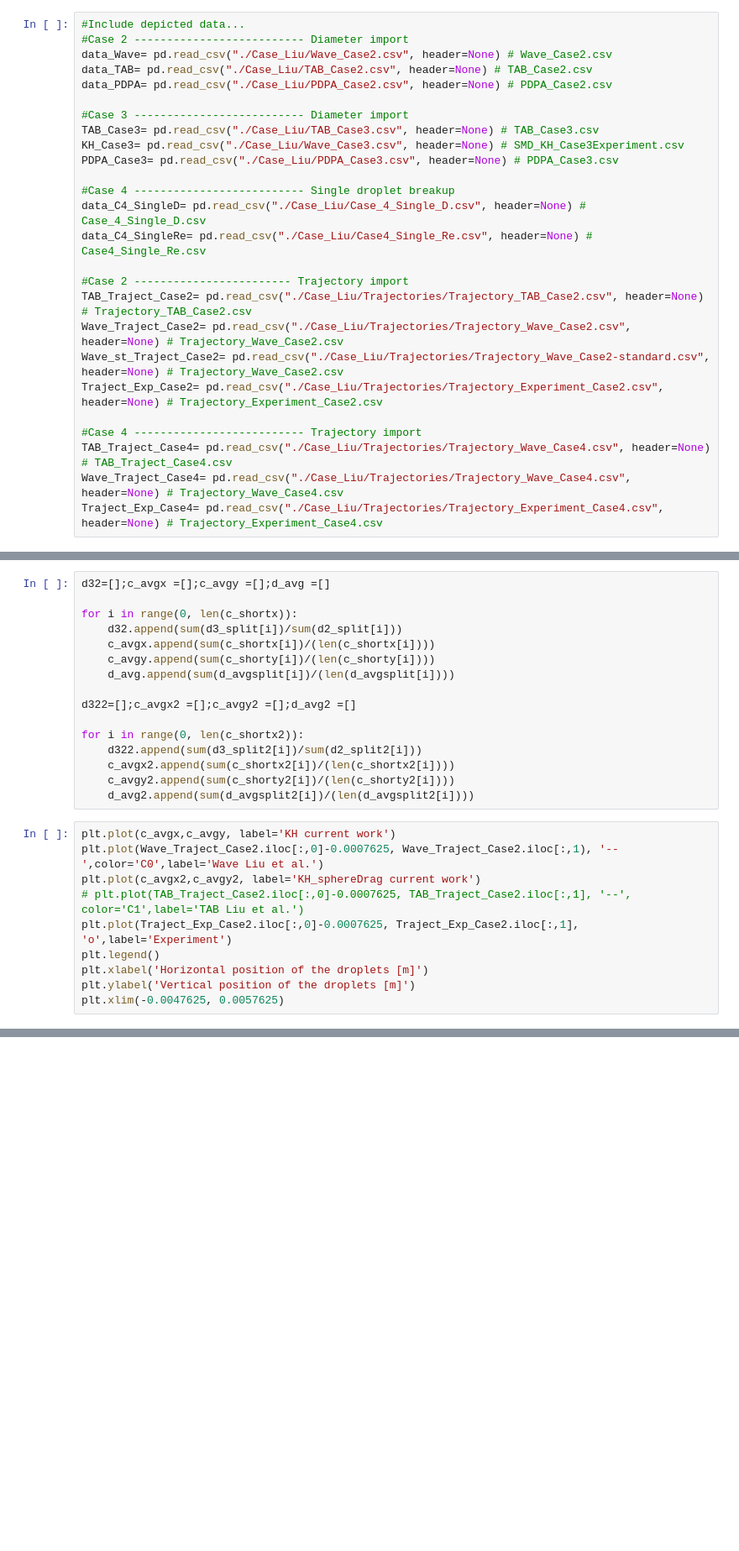
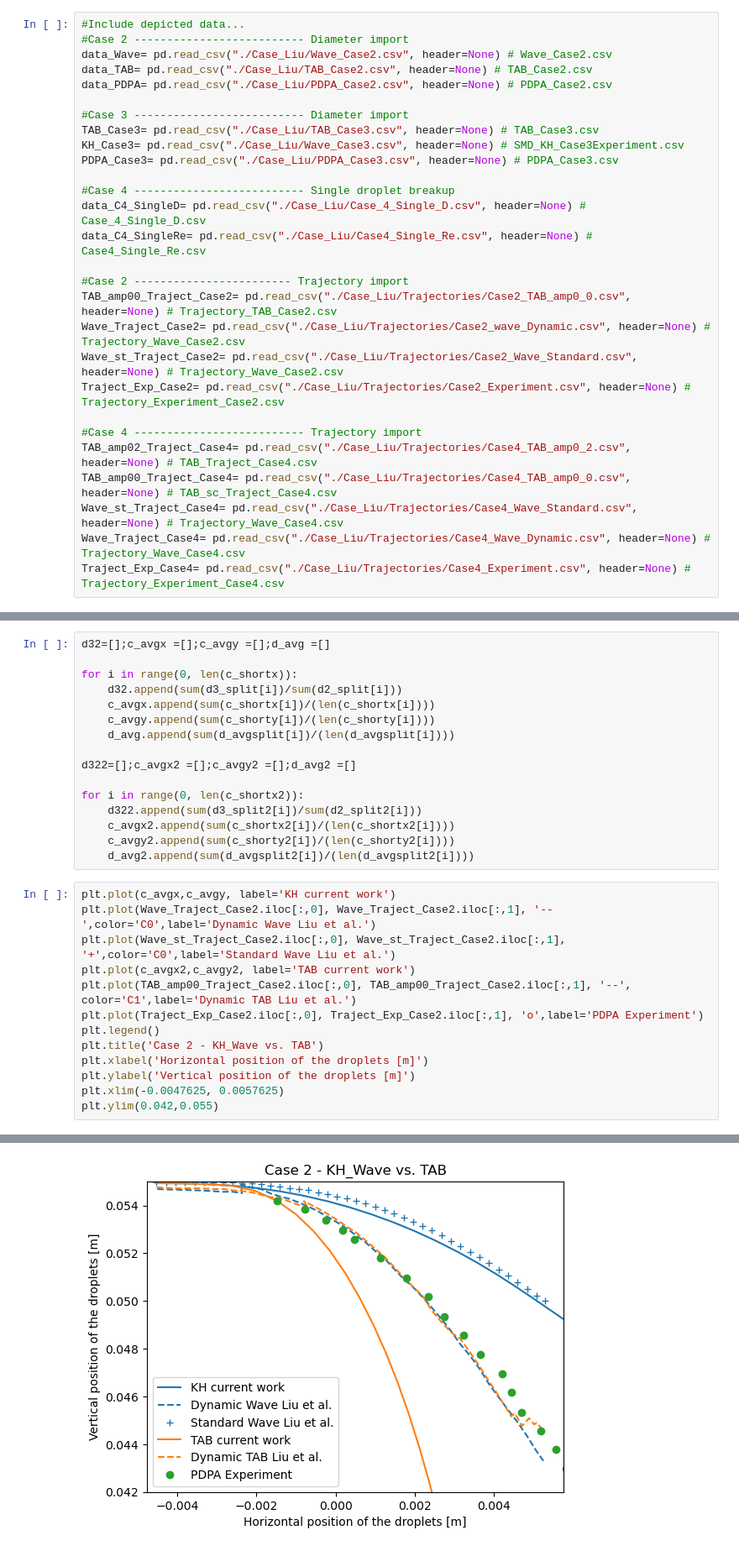
Before and after one commit to hamedeo/gasAtomizer, a Jupyter notebook: run/secondary_breakup/secondaryBreakupBenz/BenzResults/Comparison.ipynb, the cells around one changed output, grey strips where cells are left out. Shown at 84% size. Cells and saved outputs as stored; diff of their text form; blank space fills up the shorter version.

```diff
--- a/run/secondary_breakup/secondaryBreakupBenz/BenzResults/Comparison.ipynb
+++ b/run/secondary_breakup/secondaryBreakupBenz/BenzResults/Comparison.ipynb
@@ -25,13 +25,15 @@ data_C4_SingleD= pd.read_csv("./Case_Liu/Case_4_Single_D.csv", header=None) # Ca
 data_C4_SingleRe= pd.read_csv("./Case_Liu/Case4_Single_Re.csv", header=None) # Case4_Single_Re.csv
 
 #Case 2 ------------------------ Trajectory import
-TAB_Traject_Case2= pd.read_csv("./Case_Liu/Trajectories/Trajectory_TAB_Case2.csv", header=None) # Trajectory_TAB_Case2.csv
-Wave_Traject_Case2= pd.read_csv("./Case_Liu/Trajectories/Trajectory_Wave_Case2.csv", header=None) # Trajectory_Wave_Case2.csv
-Wave_st_Traject_Case2= pd.read_csv("./Case_Liu/Trajectories/Trajectory_Wave_Case2-standard.csv", header=None) # Trajectory_Wave_Case2.csv
-Traject_Exp_Case2= pd.read_csv("./Case_Liu/Trajectories/Trajectory_Experiment_Case2.csv", header=None) # Trajectory_Experiment_Case2.csv
+TAB_amp00_Traject_Case2= pd.read_csv("./Case_Liu/Trajectories/Case2_TAB_amp0_0.csv", header=None) # Trajectory_TAB_Case2.csv
+Wave_Traject_Case2= pd.read_csv("./Case_Liu/Trajectories/Case2_wave_Dynamic.csv", header=None) # Trajectory_Wave_Case2.csv
+Wave_st_Traject_Case2= pd.read_csv("./Case_Liu/Trajectories/Case2_Wave_Standard.csv", header=None) # Trajectory_Wave_Case2.csv
+Traject_Exp_Case2= pd.read_csv("./Case_Liu/Trajectories/Case2_Experiment.csv", header=None) # Trajectory_Experiment_Case2.csv
 
 #Case 4 -------------------------- Trajectory import
-TAB_Traject_Case4= pd.read_csv("./Case_Liu/Trajectories/Trajectory_Wave_Case4.csv", header=None) # TAB_Traject_Case4.csv
-Wave_Traject_Case4= pd.read_csv("./Case_Liu/Trajectories/Trajectory_Wave_Case4.csv", header=None) # Trajectory_Wave_Case4.csv
-Traject_Exp_Case4= pd.read_csv("./Case_Liu/Trajectories/Trajectory_Experiment_Case4.csv", header=None) # Trajectory_Experiment_Case4.csv
+TAB_amp02_Traject_Case4= pd.read_csv("./Case_Liu/Trajectories/Case4_TAB_amp0_2.csv", header=None) # TAB_Traject_Case4.csv
+TAB_amp00_Traject_Case4= pd.read_csv("./Case_Liu/Trajectories/Case4_TAB_amp0_0.csv", header=None) # TAB_sc_Traject_Case4.csv
+Wave_st_Traject_Case4= pd.read_csv("./Case_Liu/Trajectories/Case4_Wave_Standard.csv", header=None) # Trajectory_Wave_Case4.csv
+Wave_Traject_Case4= pd.read_csv("./Case_Liu/Trajectories/Case4_Wave_Dynamic.csv", header=None) # Trajectory_Wave_Case4.csv
+Traject_Exp_Case4= pd.read_csv("./Case_Liu/Trajectories/Case4_Experiment.csv", header=None) # Trajectory_Experiment_Case4.csv
 # %%
@@ -196,12 +198,15 @@ for i in range(0, len(c_shortx2)):
     d_avg2.append(sum(d_avgsplit2[i])/(len(d_avgsplit2[i])))
 # %%
 plt.plot(c_avgx,c_avgy, label='KH current work')
-plt.plot(Wave_Traject_Case2.iloc[:,0]-0.0007625, Wave_Traject_Case2.iloc[:,1), '--',color='C0',label='Wave Liu et al.')
-plt.plot(c_avgx2,c_avgy2, label='KH_sphereDrag current work')
-# plt.plot(TAB_Traject_Case2.iloc[:,0]-0.0007625, TAB_Traject_Case2.iloc[:,1], '--', color='C1',label='TAB Liu et al.')
-plt.plot(Traject_Exp_Case2.iloc[:,0]-0.0007625, Traject_Exp_Case2.iloc[:,1], 'o',label='Experiment')
+plt.plot(Wave_Traject_Case2.iloc[:,0], Wave_Traject_Case2.iloc[:,1], '--',color='C0',label='Dynamic Wave Liu et al.')
+plt.plot(Wave_st_Traject_Case2.iloc[:,0], Wave_st_Traject_Case2.iloc[:,1], '+',color='C0',label='Standard Wave Liu et al.')
+plt.plot(c_avgx2,c_avgy2, label='TAB current work')
+plt.plot(TAB_amp00_Traject_Case2.iloc[:,0], TAB_amp00_Traject_Case2.iloc[:,1], '--', color='C1',label='Dynamic TAB Liu et al.')
+plt.plot(Traject_Exp_Case2.iloc[:,0], Traject_Exp_Case2.iloc[:,1], 'o',label='PDPA Experiment')
 plt.legend()
+plt.title('Case 2 - KH_Wave vs. TAB')
 plt.xlabel('Horizontal position of the droplets [m]')
 plt.ylabel('Vertical position of the droplets [m]')
 plt.xlim(-0.0047625, 0.0057625)
+plt.ylim(0.042,0.055)
 # %% [output]
@@ -209,2 +214,3 @@ SyntaxError: closing parenthesis ')' does not match opening parenthesis '[' (315
+[figure, added]
 # %%
 plt.plot(c_avgx,c_avgy, label='KH current work')
```
Also changed, not shown: parts of 7 cells of this notebook, 17 other files.
